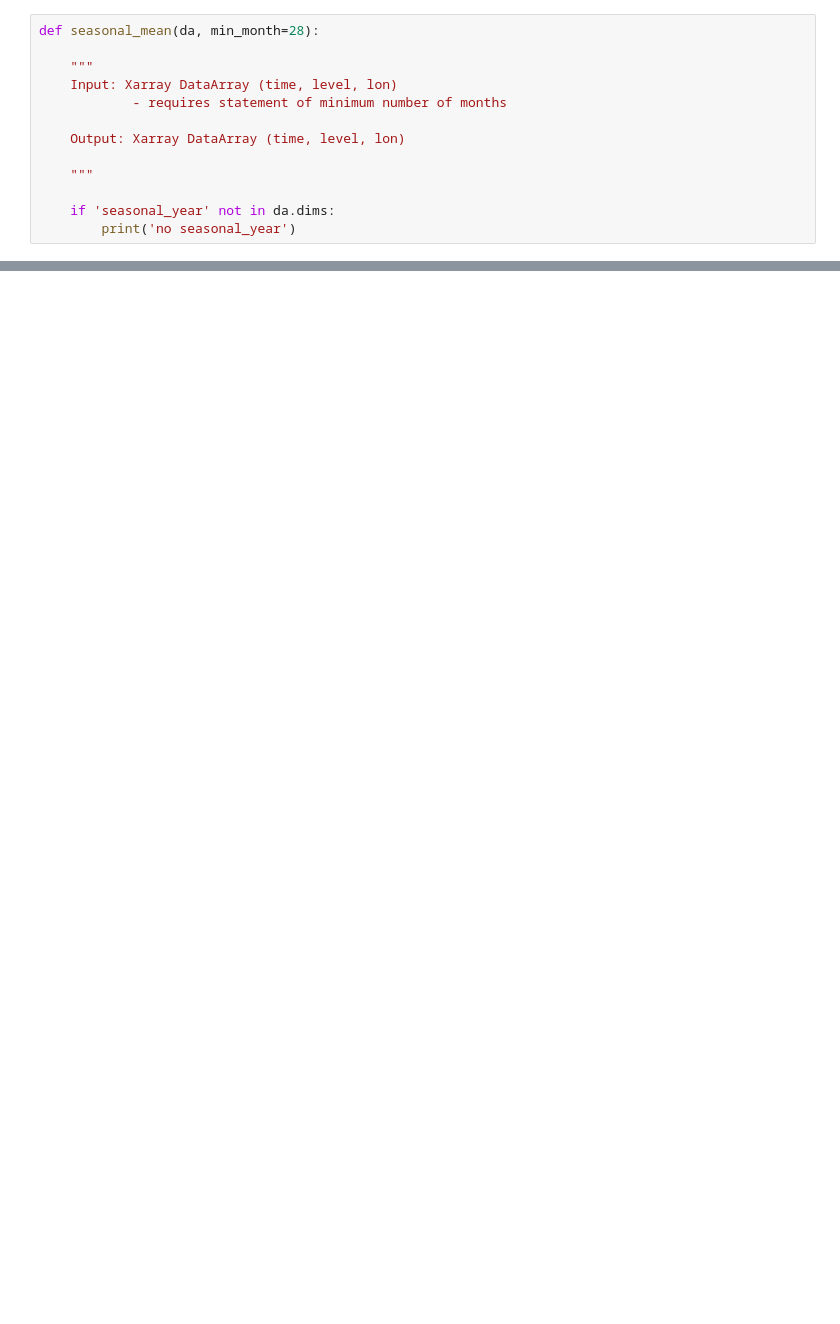
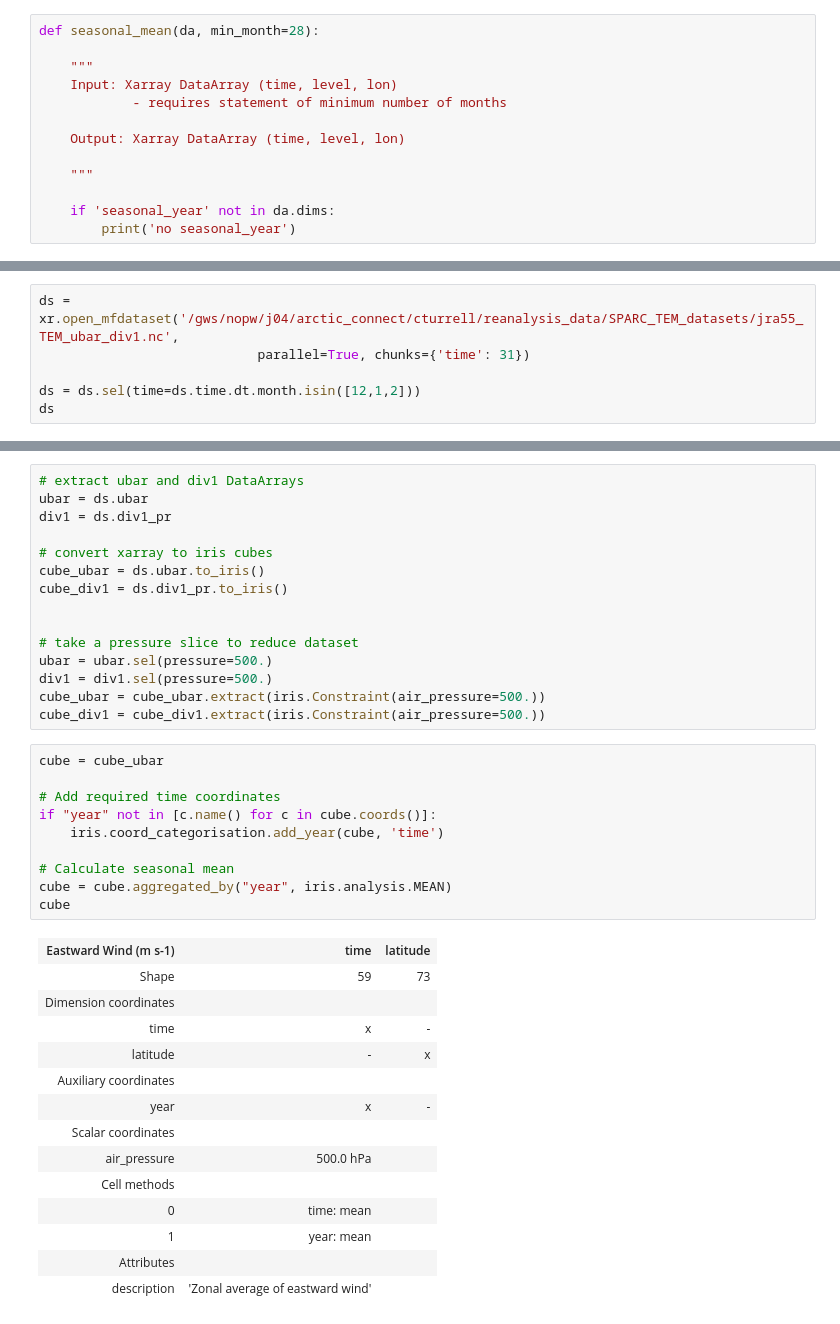
Before and after one commit to Caturrell/eddy_feedback, a Jupyter notebook: reproduce/saffin_2024/code/cube_comparison.ipynb, the cells around one changed output, grey strips where cells are left out. Saved outputs shown, nothing was run; the diff lists cells and outputs as text; blank space fills up the shorter version.

```diff
--- a/reproduce/saffin_2024/code/cube_comparison.ipynb
+++ b/reproduce/saffin_2024/code/cube_comparison.ipynb
@@ -183,0 +353,6 @@ Attributes:
+# %%
+ds = xr.open_mfdataset('/gws/nopw/j04/arctic_connect/cturrell/reanalysis_data/SPARC_TEM_datasets/jra55_TEM_ubar_div1.nc',
+                            parallel=True, chunks={'time': 31})
+
+ds = ds.sel(time=ds.time.dt.month.isin([12,1,2]))
+ds
@@ -183,0 +417,40 @@ Attributes:
+# %%
+# extract ubar and div1 DataArrays
+ubar = ds.ubar
+div1 = ds.div1_pr
+
+# convert xarray to iris cubes
+cube_ubar = ds.ubar.to_iris()
+cube_div1 = ds.div1_pr.to_iris()
+
+
+# take a pressure slice to reduce dataset
+ubar = ubar.sel(pressure=500.)
+div1 = div1.sel(pressure=500.)
+cube_ubar = cube_ubar.extract(iris.Constraint(air_pressure=500.))
+cube_div1 = cube_div1.extract(iris.Constraint(air_pressure=500.))
+# %%
+cube = cube_ubar
+
+# Add required time coordinates
+if "year" not in [c.name() for c in cube.coords()]:
+    iris.coord_categorisation.add_year(cube, 'time')
+
+# Calculate seasonal mean
+cube = cube.aggregated_by("year", iris.analysis.MEAN)
+cube
+# %% [output]
+| Eastward Wind (m s-1) | time | latitude |
+| Shape | 59 | 73 |
+| Dimension coordinates |  |  |
+| time | x | - |
+| latitude | - | x |
+| Auxiliary coordinates |  |  |
+| year | x | - |
+| Scalar coordinates |  |  |
+| air_pressure | 500.0 hPa |  |
+| Cell methods |  |  |
+| 0 | time: mean |  |
+| 1 | year: mean |  |
+| Attributes |  |  |
+| description | 'Zonal average of eastward wind' |  |
```
Also changed, not shown: parts of 21 cells of this notebook, 1 other file.
